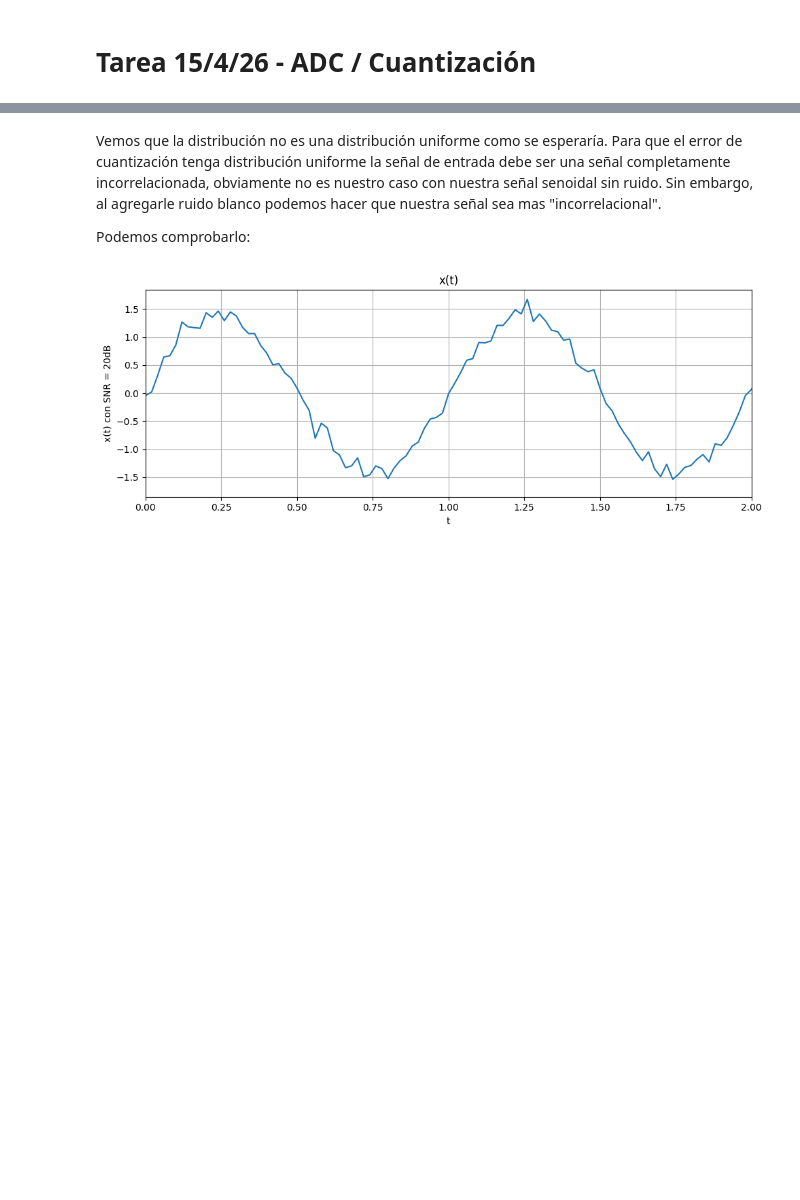
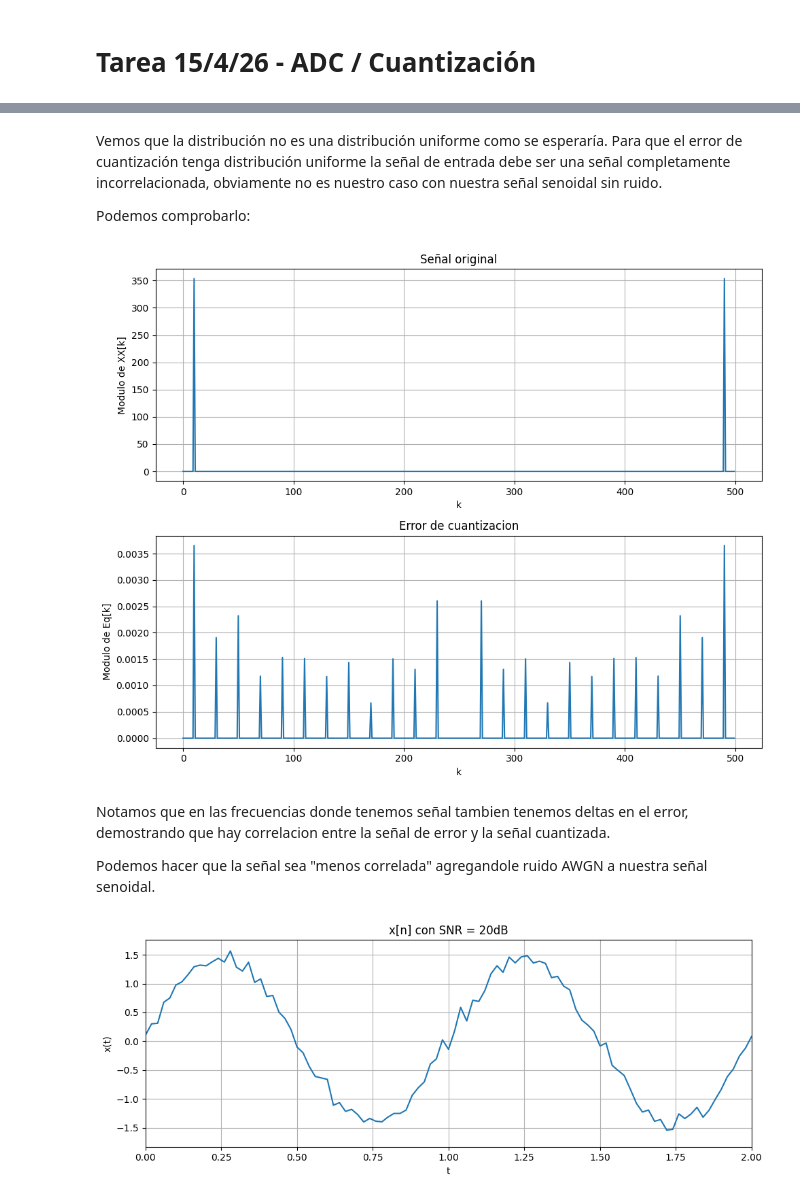
Before and after one commit to tomzuran/PDS2026, a Jupyter notebook: cuantizacion.ipynb, the cells around one changed output, grey strips where cells are left out. Cells and saved outputs as stored; diff of their text form; code cells hidden in the pictures; blank space fills up the shorter version.

```diff
--- a/cuantizacion.ipynb
+++ b/cuantizacion.ipynb
@@ -132,23 +143,50 @@ Minimo error: -0.46*q
 # %% [markdown]
-Vemos que la distribución no es una distribución uniforme como se esperaría. Para que el error de cuantización tenga distribución uniforme la señal de entrada debe ser una señal completamente incorrelacionada, obviamente no es nuestro caso con nuestra señal senoidal sin ruido. Sin embargo, al agregarle ruido blanco podemos hacer que nuestra señal sea mas "incorrelacional".
+Vemos que la distribución no es una distribución uniforme como se esperaría. Para que el error de cuantización tenga distribución uniforme la señal de entrada debe ser una señal completamente incorrelacionada, obviamente no es nuestro caso con nuestra señal senoidal sin ruido.
 
 Podemos comprobarlo:
+# %%
+eq_fft = np.fft.fft(eq)
+
+figure, axs = plt.subplots(2, 1, figsize=(10, 8))
+axs[1].plot(np.abs(eq_fft))
+axs[1].set_xlabel('k')
+axs[1].set_ylabel('Modulo de Eq[k]')
+axs[1].grid(True)
+axs[1].set_title("Error de cuantizacion")
+
+xx_fft = np.fft.fft(xx)
+axs[0].plot(np.abs(xx_fft))
+axs[0].set_xlabel('k')
+axs[0].set_ylabel('Modulo de XX[k]')
+axs[0].grid(True)
+axs[0].set_title("Señal original")
+
+plt.tight_layout()
+plt.show()
+# %% [output]
+[figure, added]
+# %% [markdown]
+Notamos que en las frecuencias donde tenemos señal tambien tenemos deltas en el error, demostrando que hay correlacion entre la señal de error y la señal cuantizada.
+
+
+Podemos hacer que la señal sea "menos correlada" agregandole ruido AWGN a nuestra señal senoidal.
 # %%
-xx, tt = pds_sen_ruidosa(nn = N, fs = fs, freq = 1, Amax = np.sqrt(2), dc = 0, phase = 0, SNR_db = 20)
-xx_q = np.round(xx / q) * q
+xx, tt = pds_sen_ruidosa(nn = N, fs = fs, freq = f0, Amax = np.sqrt(2), dc = 0, phase = 0, SNR_db = 20)
+xx_q = pds_cuantizacion(xx, VFS, BITS_ADC)
 eq = xx_q - xx
+
 
 figure, axs = plt.subplots(1, 1, figsize=(10, 4))
 axs.plot(tt, xx)
 axs.set_xlabel('t')
 axs.set_ylabel('x(t)')
 axs.grid(True)
-axs.set_title("x(t) con SNR = 20dB")
+axs.set_title("x[n] con SNR = 20dB")
 axs.set_xlim(0, 2)
 plt.tight_layout()
 plt.show()
 # %% [output]
-[figure, old version]
+[figure, new version]
 # %%
 print(f"Maximo error: {(np.max(eq) / q):.2f}*q")
 print(f"Minimo error: {(np.min(eq) / q):.2f}*q")
```
Also changed, not shown: parts of 15 cells of this notebook, 1 other file.
